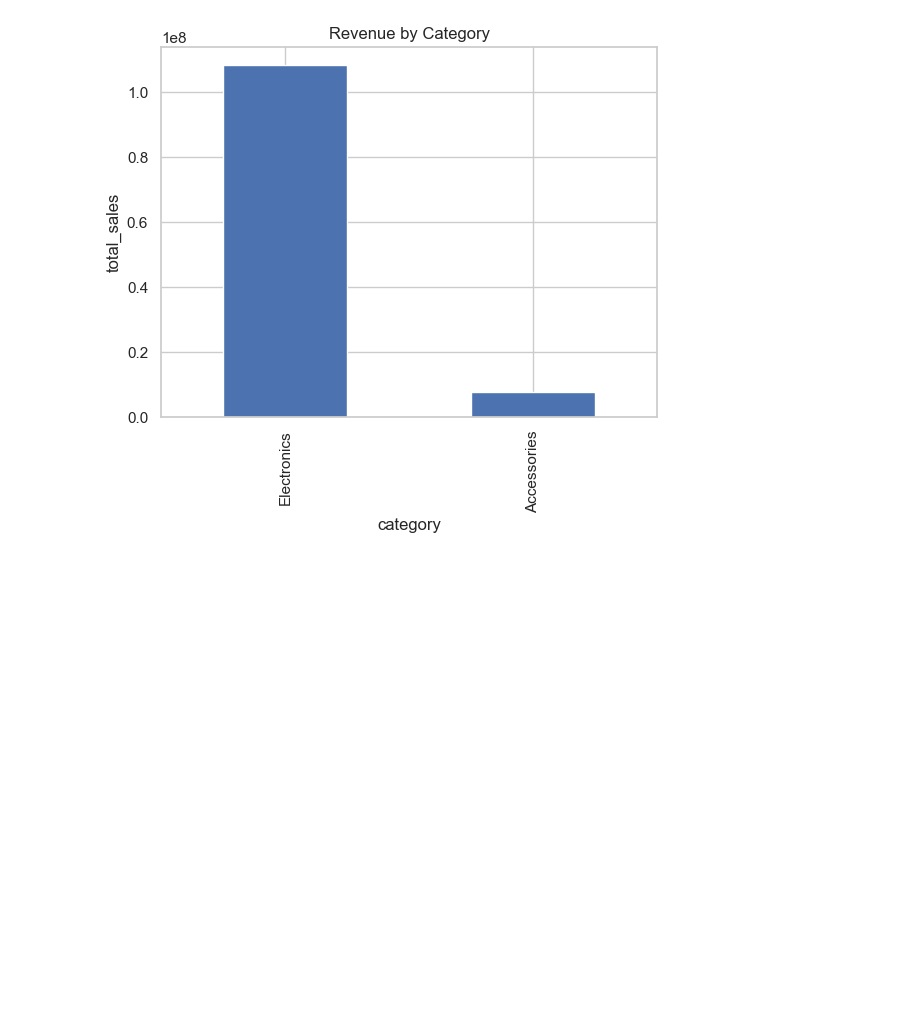
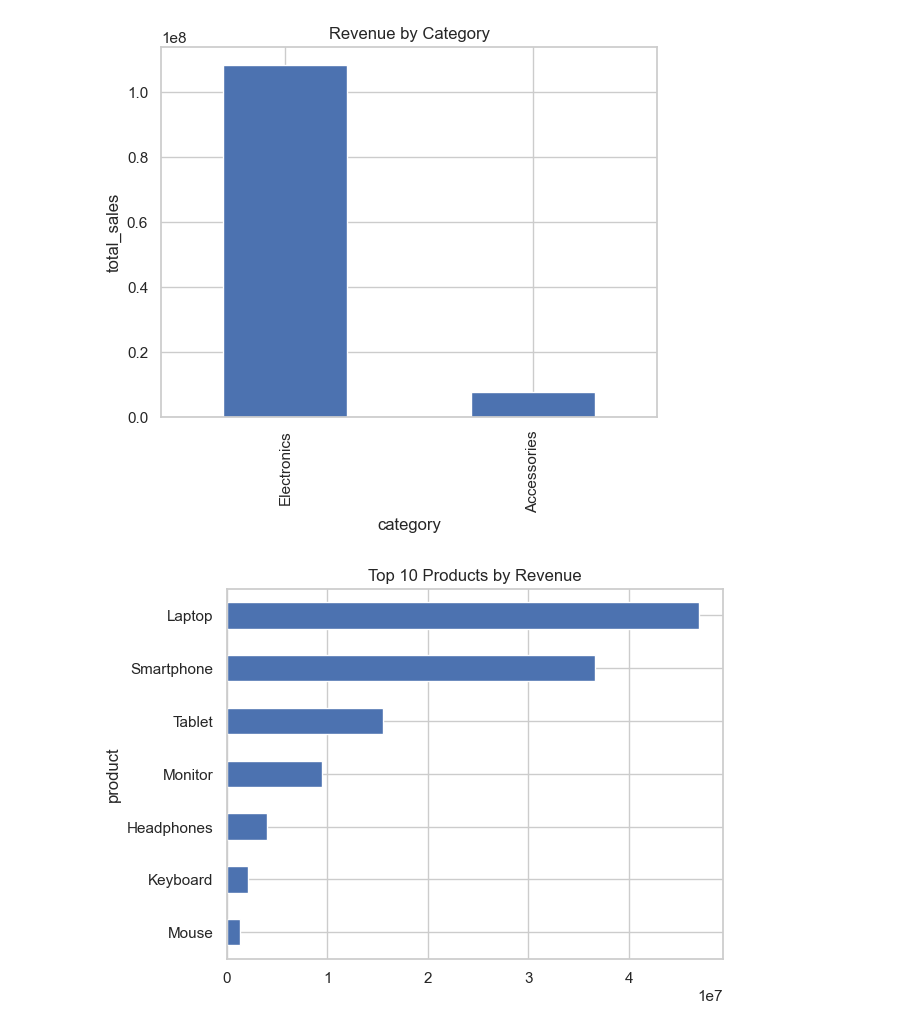
Before and after one commit to subrata-analytics/sales-performance-dashboard, a Jupyter notebook: notebooks/exploratory_analysis.ipynb, the cells around one changed output. Drawn from its saved outputs; the diff is of its cells as text; code cells hidden in the pictures; blank space fills up the shorter version.

Commit message:
Add script for top 10 products by revenue

```diff
--- a/notebooks/exploratory_analysis.ipynb
+++ b/notebooks/exploratory_analysis.ipynb
@@ -152,3 +152,17 @@ plt.ylabel("total_sales")
 plt.show()
 # %% [output]
 [figure]
+# %%
+# Top products
+top_products = (
+    df.groupby("product")["total_sales"]
+    .sum()
+    .sort_values(ascending=False)
+    .head(10)
+)
+
+top_products.plot(kind="barh", title="Top 10 Products by Revenue")
+plt.gca().invert_yaxis()
+plt.show()
+# %% [output]
+[figure, added]
```
